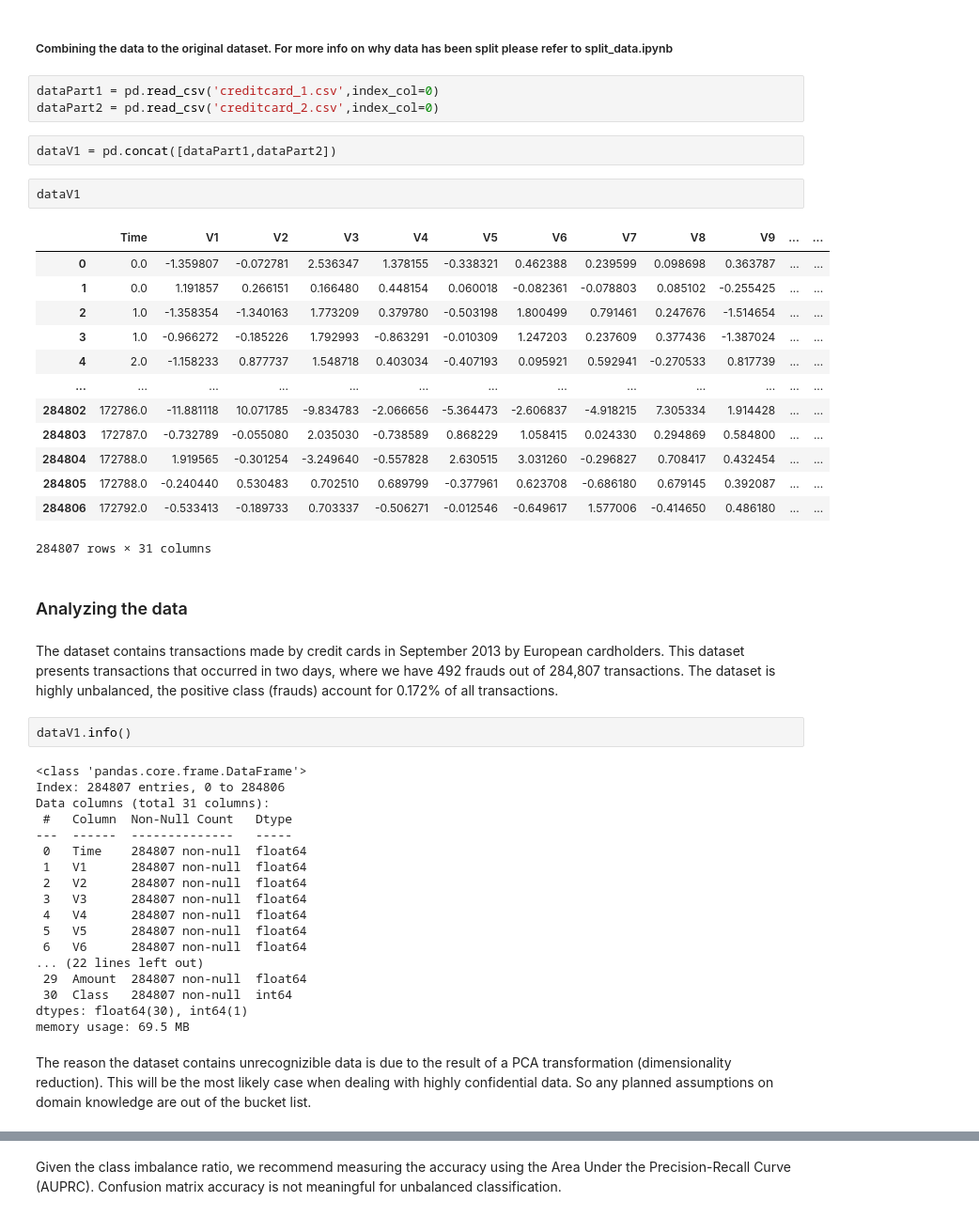
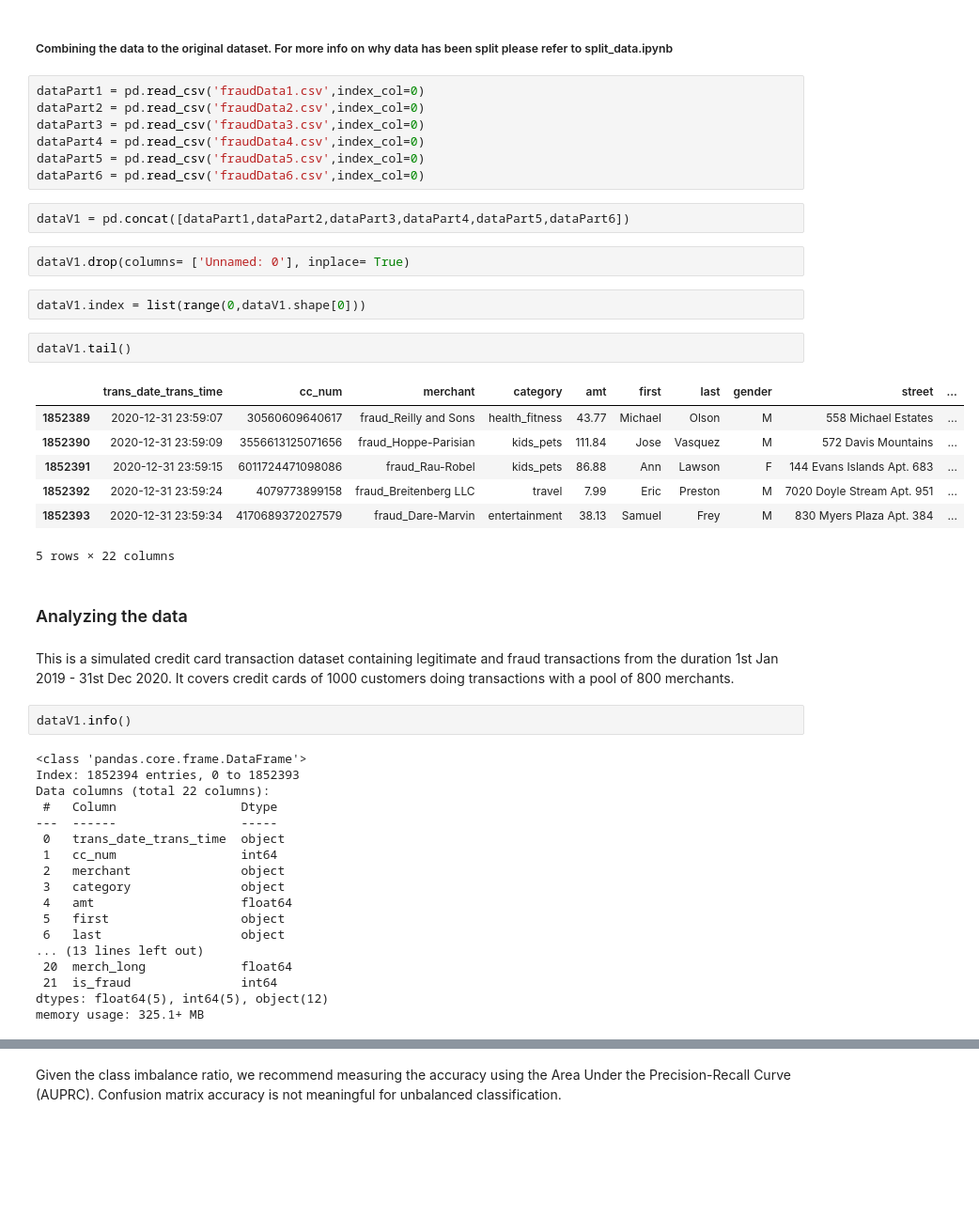
Before and after one commit to ZERO-legion5/KH004-RiskRadar, a Jupyter notebook: main.ipynb, the cells around one changed output, grey strips where cells are left out. Shown at 94% size. Saved outputs shown, nothing was run; the diff lists cells and outputs as text; blank space fills up the shorter version.

```diff
--- a/main.ipynb
+++ b/main.ipynb
@@ -11,51 +11,50 @@ import seaborn as sns
 %matplotlib inline
 # %% [markdown]
 ##### Combining the data to the original dataset. For more info on why data has been split please refer to split_data.ipynb
-# %%
-dataPart1 = pd.read_csv('creditcard_1.csv',index_col=0)
-dataPart2 = pd.read_csv('creditcard_2.csv',index_col=0)
+# %%
+dataPart1 = pd.read_csv('fraudData1.csv',index_col=0)
+dataPart2 = pd.read_csv('fraudData2.csv',index_col=0)
+dataPart3 = pd.read_csv('fraudData3.csv',index_col=0)
+dataPart4 = pd.read_csv('fraudData4.csv',index_col=0)
+dataPart5 = pd.read_csv('fraudData5.csv',index_col=0)
+dataPart6 = pd.read_csv('fraudData6.csv',index_col=0)
 # %%
-dataV1 = pd.concat([dataPart1,dataPart2])
+dataV1 = pd.concat([dataPart1,dataPart2,dataPart3,dataPart4,dataPart5,dataPart6])
+# %%
+dataV1.drop(columns= ['Unnamed: 0'], inplace= True)
+# %%
+dataV1.index = list(range(0,dataV1.shape[0]))
 # %%
-dataV1
+dataV1.tail()
 # %% [output]
-|  | Time | V1 | V2 | V3 | V4 | V5 | V6 | V7 | V8 | V9 | ... | ... |
-| 0 | 0.0 | -1.359807 | -0.072781 | 2.536347 | 1.378155 | -0.338321 | 0.462388 | 0.239599 | 0.098698 | 0.363787 | ... | ... |
-| 1 | 0.0 | 1.191857 | 0.266151 | 0.166480 | 0.448154 | 0.060018 | -0.082361 | -0.078803 | 0.085102 | -0.255425 | ... | ... |
-| 2 | 1.0 | -1.358354 | -1.340163 | 1.773209 | 0.379780 | -0.503198 | 1.800499 | 0.791461 | 0.247676 | -1.514654 | ... | ... |
-| 3 | 1.0 | -0.966272 | -0.185226 | 1.792993 | -0.863291 | -0.010309 | 1.247203 | 0.237609 | 0.377436 | -1.387024 | ... | ... |
-| 4 | 2.0 | -1.158233 | 0.877737 | 1.548718 | 0.403034 | -0.407193 | 0.095921 | 0.592941 | -0.270533 | 0.817739 | ... | ... |
-| ... | ... | ... | ... | ... | ... | ... | ... | ... | ... | ... | ... | ... |
-| 284802 | 172786.0 | -11.881118 | 10.071785 | -9.834783 | -2.066656 | -5.364473 | -2.606837 | -4.918215 | 7.305334 | 1.914428 | ... | ... |
-| 284803 | 172787.0 | -0.732789 | -0.055080 | 2.035030 | -0.738589 | 0.868229 | 1.058415 | 0.024330 | 0.294869 | 0.584800 | ... | ... |
-| 284804 | 172788.0 | 1.919565 | -0.301254 | -3.249640 | -0.557828 | 2.630515 | 3.031260 | -0.296827 | 0.708417 | 0.432454 | ... | ... |
-| 284805 | 172788.0 | -0.240440 | 0.530483 | 0.702510 | 0.689799 | -0.377961 | 0.623708 | -0.686180 | 0.679145 | 0.392087 | ... | ... |
-| 284806 | 172792.0 | -0.533413 | -0.189733 | 0.703337 | -0.506271 | -0.012546 | -0.649617 | 1.577006 | -0.414650 | 0.486180 | ... | ... |
+|  | trans_date_trans_time | cc_num | merchant | category | amt | first | last | gender | street | ... |
+| 1852389 | 2020-12-31 23:59:07 | 30560609640617 | fraud_Reilly and Sons | health_fitness | 43.77 | Michael | Olson | M | 558 Michael Estates | ... |
+| 1852390 | 2020-12-31 23:59:09 | 3556613125071656 | fraud_Hoppe-Parisian | kids_pets | 111.84 | Jose | Vasquez | M | 572 Davis Mountains | ... |
+| 1852391 | 2020-12-31 23:59:15 | 6011724471098086 | fraud_Rau-Robel | kids_pets | 86.88 | Ann | Lawson | F | 144 Evans Islands Apt. 683 | ... |
+| 1852392 | 2020-12-31 23:59:24 | 4079773899158 | fraud_Breitenberg LLC | travel | 7.99 | Eric | Preston | M | 7020 Doyle Stream Apt. 951 | ... |
+| 1852393 | 2020-12-31 23:59:34 | 4170689372027579 | fraud_Dare-Marvin | entertainment | 38.13 | Samuel | Frey | M | 830 Myers Plaza Apt. 384 | ... |
-284807 rows × 31 columns
+5 rows × 22 columns
 # %% [markdown]
 ### Analyzing the data
-# %% [markdown]
-The dataset contains transactions made by credit cards in September 2013 by European cardholders.
-This dataset presents transactions that occurred in two days, where we have 492 frauds out of 284,807 transactions. The dataset is highly unbalanced, the positive class (frauds) account for 0.172% of all transactions.
+# %% [markdown]
+This is a simulated credit card transaction dataset containing legitimate and fraud transactions from the duration 1st Jan 2019 - 31st Dec 2020. It covers credit cards of 1000 customers doing transactions with a pool of 800 merchants.
 # %%
 dataV1.info()
 # %% [output]
 <class 'pandas.core.frame.DataFrame'>
-Index: 284807 entries, 0 to 284806
-Data columns (total 31 columns):
- #   Column  Non-Null Count   Dtype
----  ------  --------------   -----
- 0   Time    284807 non-null  float64
- 1   V1      284807 non-null  float64
- 2   V2      284807 non-null  float64
- 3   V3      284807 non-null  float64
- 4   V4      284807 non-null  float64
- 5   V5      284807 non-null  float64
- 6   V6      284807 non-null  float64
-... (22 lines left out)
- 29  Amount  284807 non-null  float64
- 30  Class   284807 non-null  int64
-dtypes: float64(30), int64(1)
-memory usage: 69.5 MB
+Index: 1852394 entries, 0 to 1852393
+Data columns (total 22 columns):
+ #   Column                 Dtype
+---  ------                 -----
+ 0   trans_date_trans_time  object
+ 1   cc_num                 int64
+ 2   merchant               object
+ 3   category               object
+ 4   amt                    float64
+ 5   first                  object
+ 6   last                   object
+... (13 lines left out)
+ 20  merch_long             float64
+ 21  is_fraud               int64
+dtypes: float64(5), int64(5), object(12)
+memory usage: 325.1+ MB
-# %% [markdown]
-The reason the dataset contains unrecognizible data is due to the result of a PCA transformation (dimensionality reduction). This will be the most likely case when dealing with highly confidential data. So any planned assumptions on domain knowledge are out of the bucket list.
```
Also changed, not shown: parts of 37 cells of this notebook, 1 other file.
